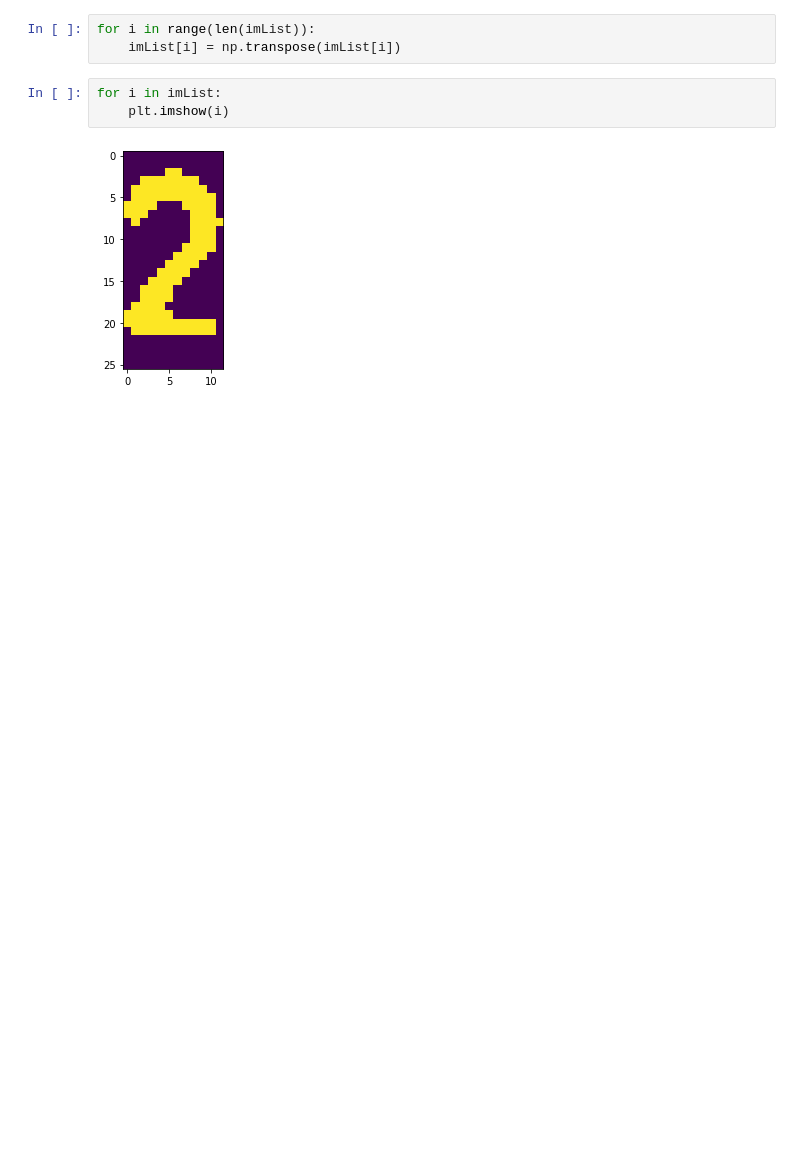
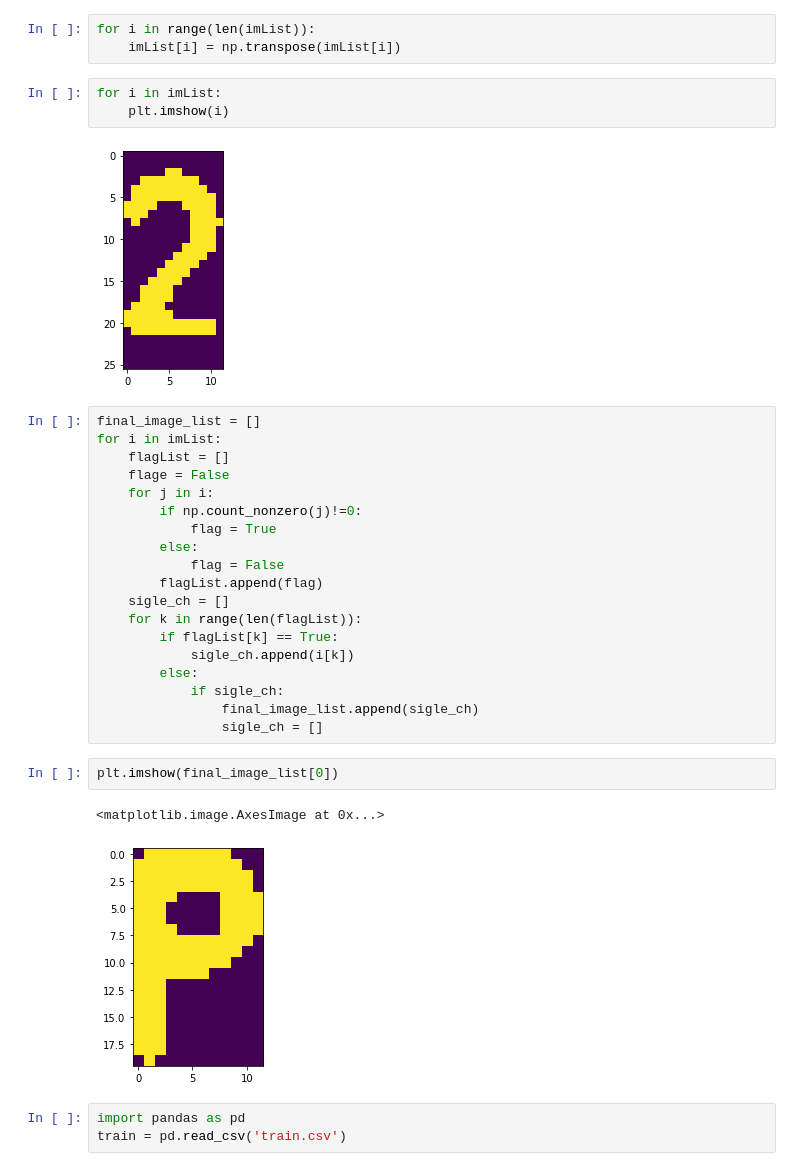
Before and after one commit to Victor-lol/Car-Plate-Recognition, a Jupyter notebook: sap.ipynb, the cells around one changed output. Saved outputs shown, nothing was run; the diff lists cells and outputs as text; blank space fills up the shorter version.

```diff
--- a/sap.ipynb
+++ b/sap.ipynb
@@ -104,3 +104,30 @@ for i in imList:
     plt.imshow(i)
 # %% [output]
 [figure]
+# %%
+final_image_list = []
+for i in imList:
+    flagList = []
+    flage = False
+    for j in i:
+        if np.count_nonzero(j)!=0:
+            flag = True
+        else:
+            flag = False
+        flagList.append(flag)
+    sigle_ch = []
+    for k in range(len(flagList)):
+        if flagList[k] == True:
+            sigle_ch.append(i[k])
+        else:
+            if sigle_ch:
+                final_image_list.append(sigle_ch)
+                sigle_ch = []
+# %%
+plt.imshow(final_image_list[0])
+# %% [output]
+<matplotlib.image.AxesImage at 0x...>
+[figure, added]
+# %%
+import pandas as pd
+train = pd.read_csv('train.csv')
```
Also changed, not shown: parts of 16 cells of this notebook.
